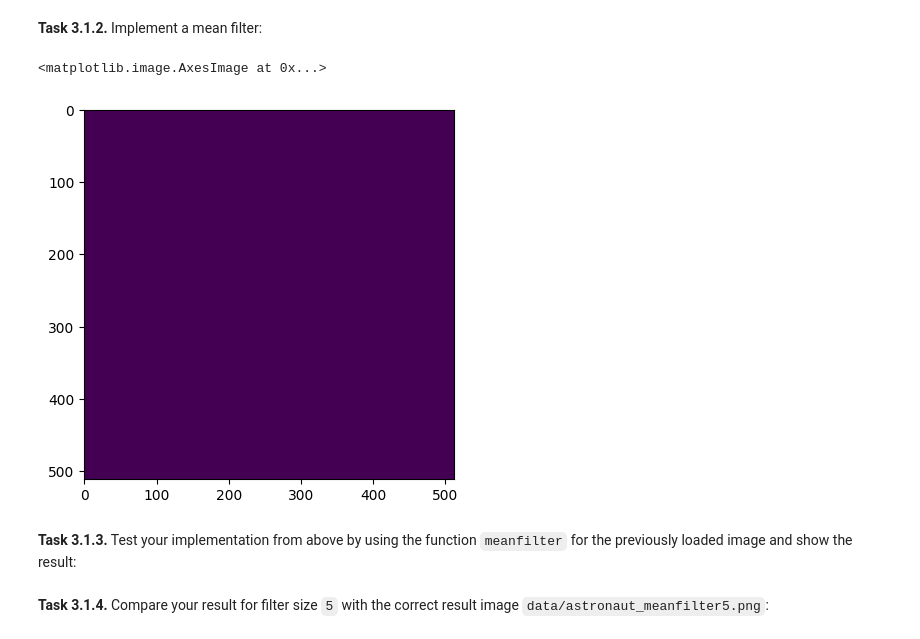
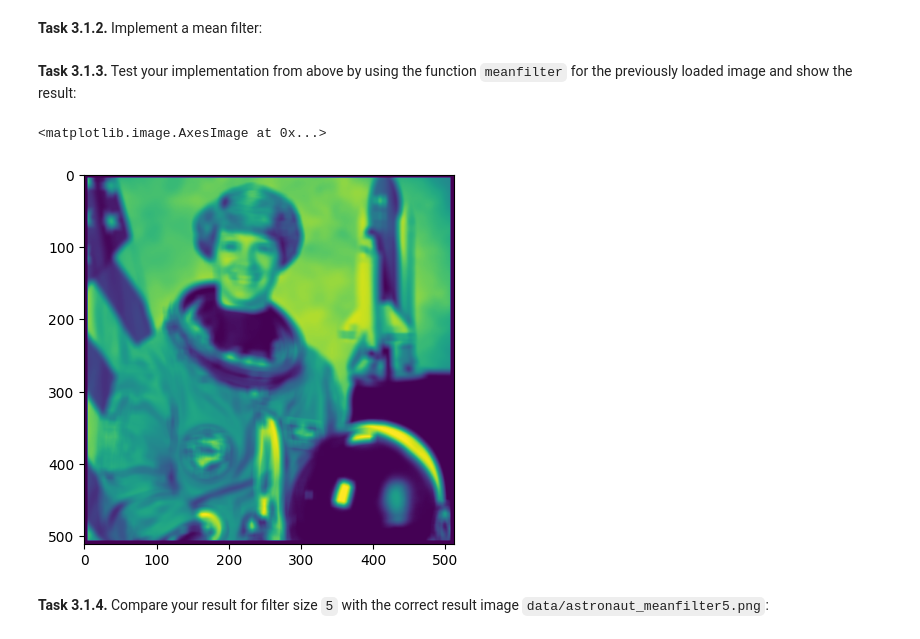
Before and after one commit to MarcelBuss/mobi-fs3-python, a Jupyter notebook: task3.ipynb, the cells around one changed output. Cells and saved outputs as stored; diff of their text form; code cells hidden in the pictures.

```diff
--- a/task3.ipynb
+++ b/task3.ipynb
@@ -17,47 +17,23 @@ plt.imshow(img)
 [figure]
 # %% [markdown]
 **<a id="#">Task 3.1.2.</a>** Implement a mean filter:
-# %%
-result = numpy.zeros(img.shape)
-neighborhood_sum = 0
-size = 3
-n = (size - 1) // 2
-prow = 0
-pcol = 0
-p = prow, pcol
-qrow = prow - n
-qcol = pcol - n
-q = qrow,qcol
-while prow in range(0, img.shape[0]):
-    while pcol in range(0, img.shape[1]):
-        while qrow in range(-n, n):
-            while qcol in range(-n, n):
-                neighborhood_sum += img[q]
-                qcol +=1
-            qrow += 1
-        result[p] = neighborhood_sum / n
-        pcol += 1
-        qrow = prow -n
-        qcol = pcol -n
-    prow += 1
-    qrow = prow -1
-    qcol = pcol -1
-plt.imshow(result)
-# %% [output]
-<matplotlib.image.AxesImage at 0x...>
-[figure, removed]
-# %%
-def meanfilter(img, size):
-    result = numpy.zeros(img.shape)
-    neighborhood_sum = 0
-    n = (size - 1) // 2
-    while p in numpy.ndindex(img.shape): #für jeden center point p der filtermaske
-        while q in numpy.ndindex(size, size): #für alle punkte q in der filtermaske um p
-            neighborhood_sum += img[p] + img[q]
-        result[p] = neighborhod_sum // n
-        neighborhood_sum = 0
-    return result
+# %%
+def meanfilter(imgmean, size):
+    result = numpy.zeros(imgmean.shape)
+    n = (size - 1) // 2
+    for p in numpy.ndindex(imgmean.shape):
+        if p[0]>=n and p[0]<imgmean.shape[0]-n and p[1]>=n and p[1]<imgmean.shape[1]-n:
+            neighborhood_sum = 0
+            for q in numpy.ndindex(size,size):
+                neighborhood_sum += imgmean[p[0]+q[0]-n, p[1]+q[1]-n]
+            result[p] = neighborhood_sum / size**2
+    return result
 # %% [markdown]
 **<a id="#">Task 3.1.3.</a>** Test your implementation from above by using the function `meanfilter` for the previously loaded image and show the result:
+# %%
+plt.imshow(meanfilter(img,11))
+# %% [output]
+<matplotlib.image.AxesImage at 0x...>
+[figure, added]
 # %% [markdown]
 **<a id="#">Task 3.1.4.</a>** Compare your result for filter size `5` with the correct result image `data/astronaut_meanfilter5.png`:
```
Also changed, not shown: parts of 9 cells of this notebook, 1 other file.
